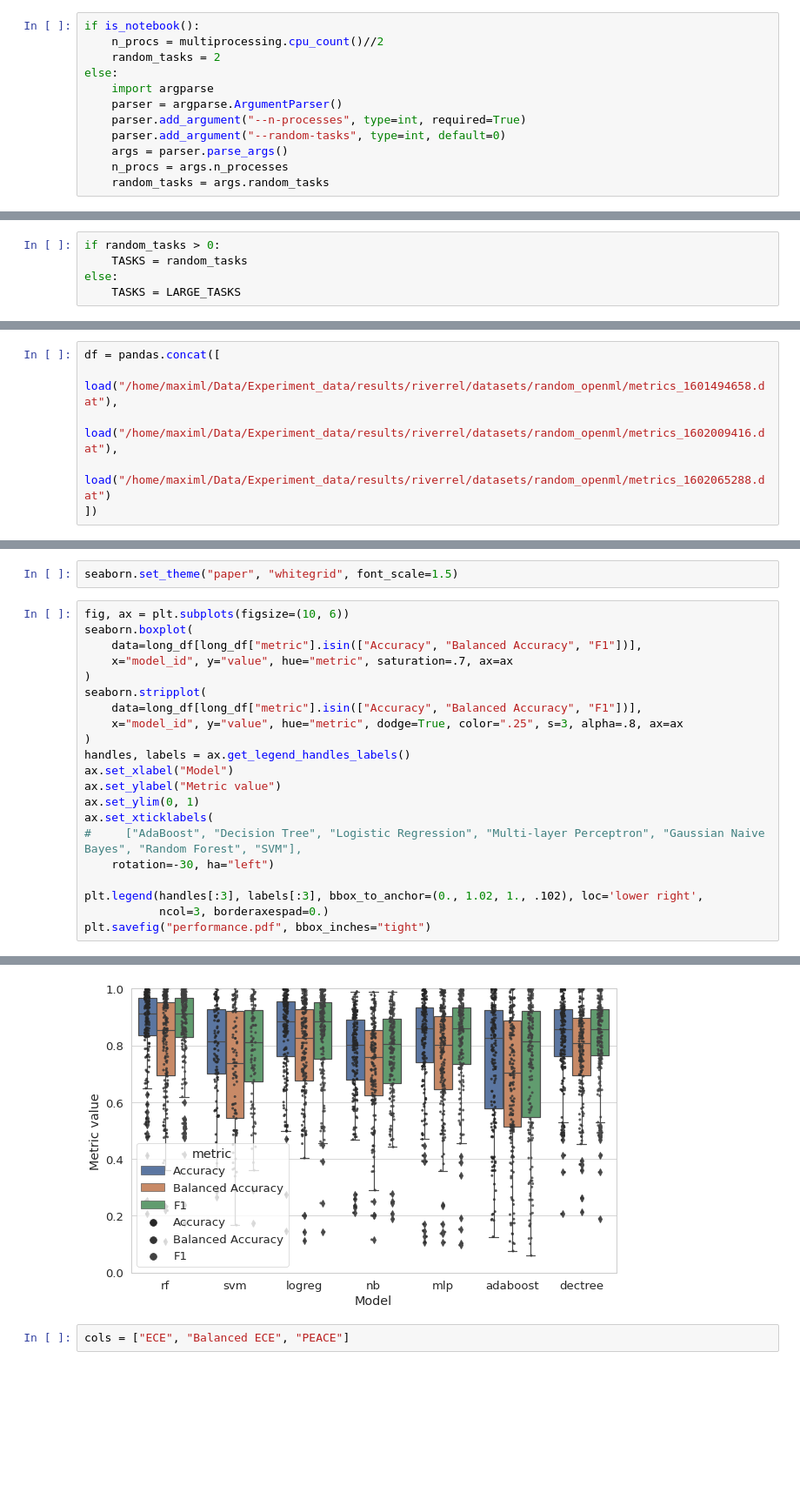
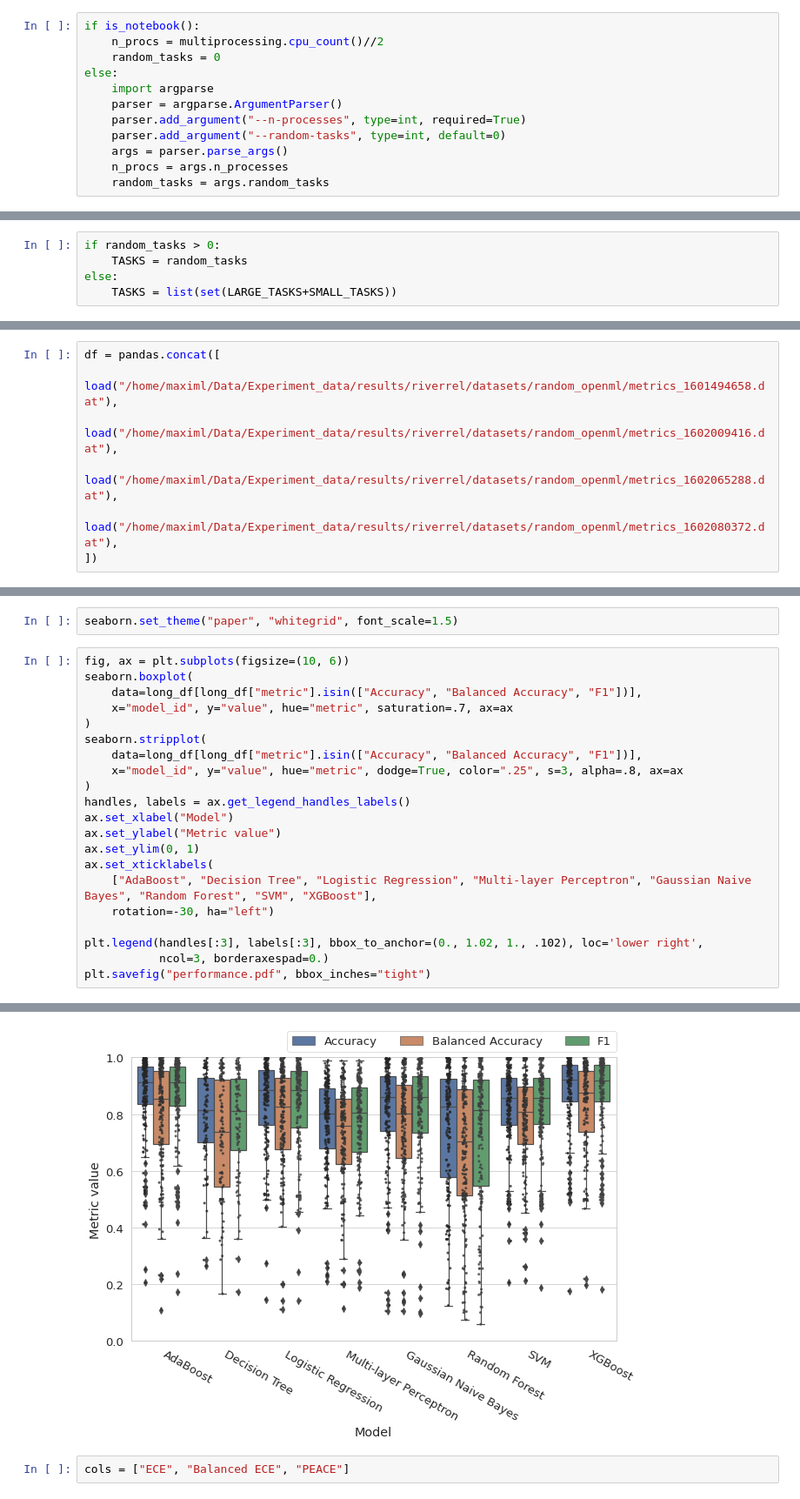
Before and after one commit to MaximLippeveld/riverreliability, a Jupyter notebook: experiments/compare_metrics_over_datasets.ipynb, the cells around one changed output, grey strips where cells are left out. Shown at 87% size. Drawn from its saved outputs; the diff is of its cells as text; blank space fills up the shorter version.

```diff
--- a/experiments/compare_metrics_over_datasets.ipynb
+++ b/experiments/compare_metrics_over_datasets.ipynb
@@ -43,7 +43,7 @@ def is_notebook():
 # %%
 if is_notebook():
     n_procs = multiprocessing.cpu_count()//2
-    random_tasks = 2
+    random_tasks = 0
 else:
     import argparse
     parser = argparse.ArgumentParser()
@@ -146,7 +148,7 @@ SMALL_TASKS = [4240, 4245, 1780,  248, 1896, 3891, 3934, 3611, 3837, 3763, 1784,
 if random_tasks > 0:
     TASKS = random_tasks
 else:
-    TASKS = LARGE_TASKS
+    TASKS = list(set(LARGE_TASKS+SMALL_TASKS))
 # %%
 def load_openml_task(task_id=None, selected_tasks=[]):
 
@@ -369,7 +383,8 @@ tmp_df["model_id"] = "bagged_" + tmp_df["model_id"]
 df = pandas.concat([
     load("/home/maximl/Data/Experiment_data/results/riverrel/datasets/random_openml/metrics_1601494658.dat"),
     load("/home/maximl/Data/Experiment_data/results/riverrel/datasets/random_openml/metrics_1602009416.dat"),
-    load("/home/maximl/Data/Experiment_data/results/riverrel/datasets/random_openml/metrics_1602065288.dat")
+    load("/home/maximl/Data/Experiment_data/results/riverrel/datasets/random_openml/metrics_1602065288.dat"),
+    load("/home/maximl/Data/Experiment_data/results/riverrel/datasets/random_openml/metrics_1602080372.dat"),
 ])
 # %%
 df.columns = ["model_id", "task_id", "Accuracy", "Balanced Accuracy", "F1", "ECE", "Balanced ECE", "PEACE", "cw-ECE", "cw-PEACE"]
@@ -426,7 +441,7 @@ ax.set_xlabel("Model")
 ax.set_ylabel("Metric value")
 ax.set_ylim(0, 1)
 ax.set_xticklabels(
-#     ["AdaBoost", "Decision Tree", "Logistic Regression", "Multi-layer Perceptron", "Gaussian Naive Bayes", "Random Forest", "SVM"],
+    ["AdaBoost", "Decision Tree", "Logistic Regression", "Multi-layer Perceptron", "Gaussian Naive Bayes", "Random Forest", "SVM", "XGBoost"],
     rotation=-30, ha="left")
 
 plt.legend(handles[:3], labels[:3], bbox_to_anchor=(0., 1.02, 1., .102), loc='lower right',
@@ -437,4 +451,4 @@ TypeError: set_xticklabels() missing 1 required positional argument: 'labels'
-[figure, old version]
+[figure, new version]
 # %%
 cols = ["ECE", "Balanced ECE", "PEACE"]
 # %%
```
Also changed, not shown: parts of 12 cells of this notebook, 1 other file.
